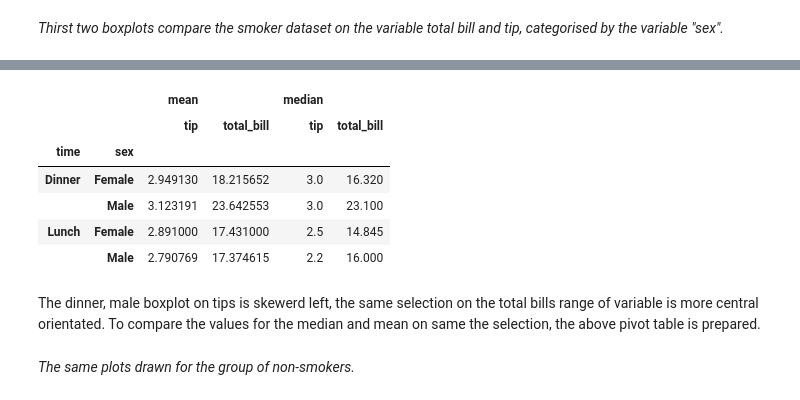
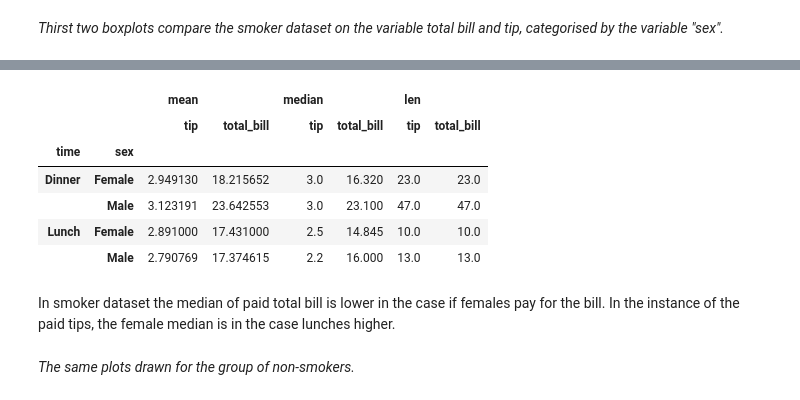
Before and after one commit to Crkonova76/Fundamentals-of-Data-Analysis_Assessment-2019, a Jupyter notebook: Tips_dataset.ipynb, the cells around one changed output, grey strips where cells are left out. Saved outputs shown, nothing was run; the diff lists cells and outputs as text; code cells hidden in the pictures.

```diff
--- a/Tips_dataset.ipynb
+++ b/Tips_dataset.ipynb
@@ -388,14 +392,14 @@ plt.setp(g.ax.get_yticklabels(), rotation=30);
 # %%
-pd.pivot_table(smoker,index=["time","sex"],values=["tip","total_bill"], aggfunc=[np.mean, np.median])
+pd.pivot_table(smoker,index=["time","sex"],values=["tip","total_bill"], aggfunc=[np.mean, np.median,len])
 # %% [output]
-|  |  | mean |  | median |  |
-|  |  | tip | total_bill | tip | total_bill |
-| time | sex |  |  |  |  |
-| Dinner | Female | 2.949130 | 18.215652 | 3.0 | 16.320 |
-|  | Male | 3.123191 | 23.642553 | 3.0 | 23.100 |
-| Lunch | Female | 2.891000 | 17.431000 | 2.5 | 14.845 |
-|  | Male | 2.790769 | 17.374615 | 2.2 | 16.000 |
+|  |  | mean |  | median |  | len |  |
+|  |  | tip | total_bill | tip | total_bill | tip | total_bill |
+| time | sex |  |  |  |  |  |  |
+| Dinner | Female | 2.949130 | 18.215652 | 3.0 | 16.320 | 23.0 | 23.0 |
+|  | Male | 3.123191 | 23.642553 | 3.0 | 23.100 | 47.0 | 47.0 |
+| Lunch | Female | 2.891000 | 17.431000 | 2.5 | 14.845 | 10.0 | 10.0 |
+|  | Male | 2.790769 | 17.374615 | 2.2 | 16.000 | 13.0 | 13.0 |
-# %% [markdown]
-The dinner, male boxplot on tips is skewerd left, the same selection on the total bills range of variable is more central orientated. To compare the values for the median and mean on same the selection, the above pivot table is prepared.
+# %% [markdown]
+In smoker dataset the median of paid total bill is lower in the case if females pay for the bill. In the instance of the paid tips, the female median is in the case lunches higher.
 # %% [markdown]
 _The same plots drawn for the group of non-smokers._
```
Also changed, not shown: parts of 37 cells of this notebook, 1 other file.
